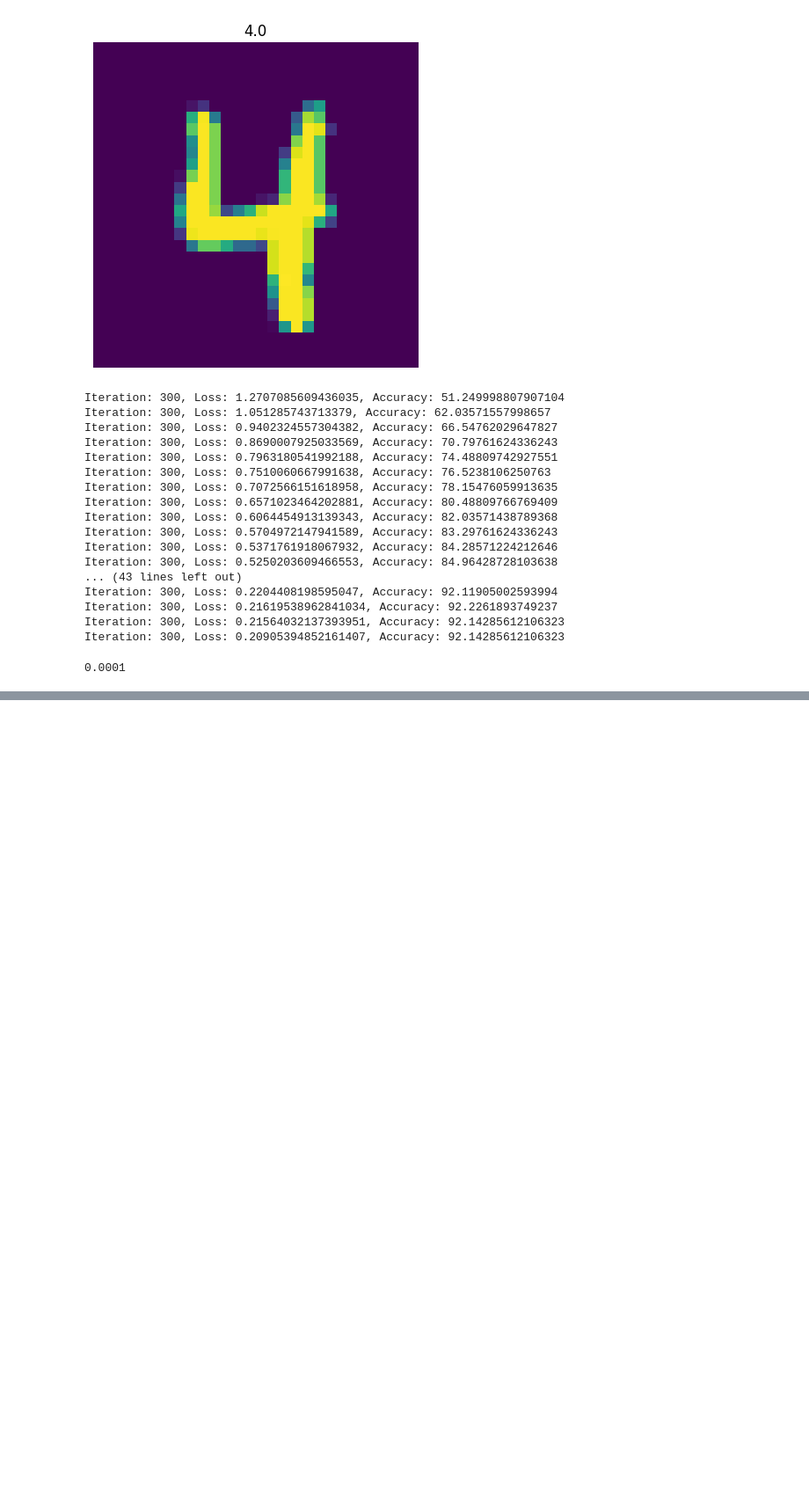
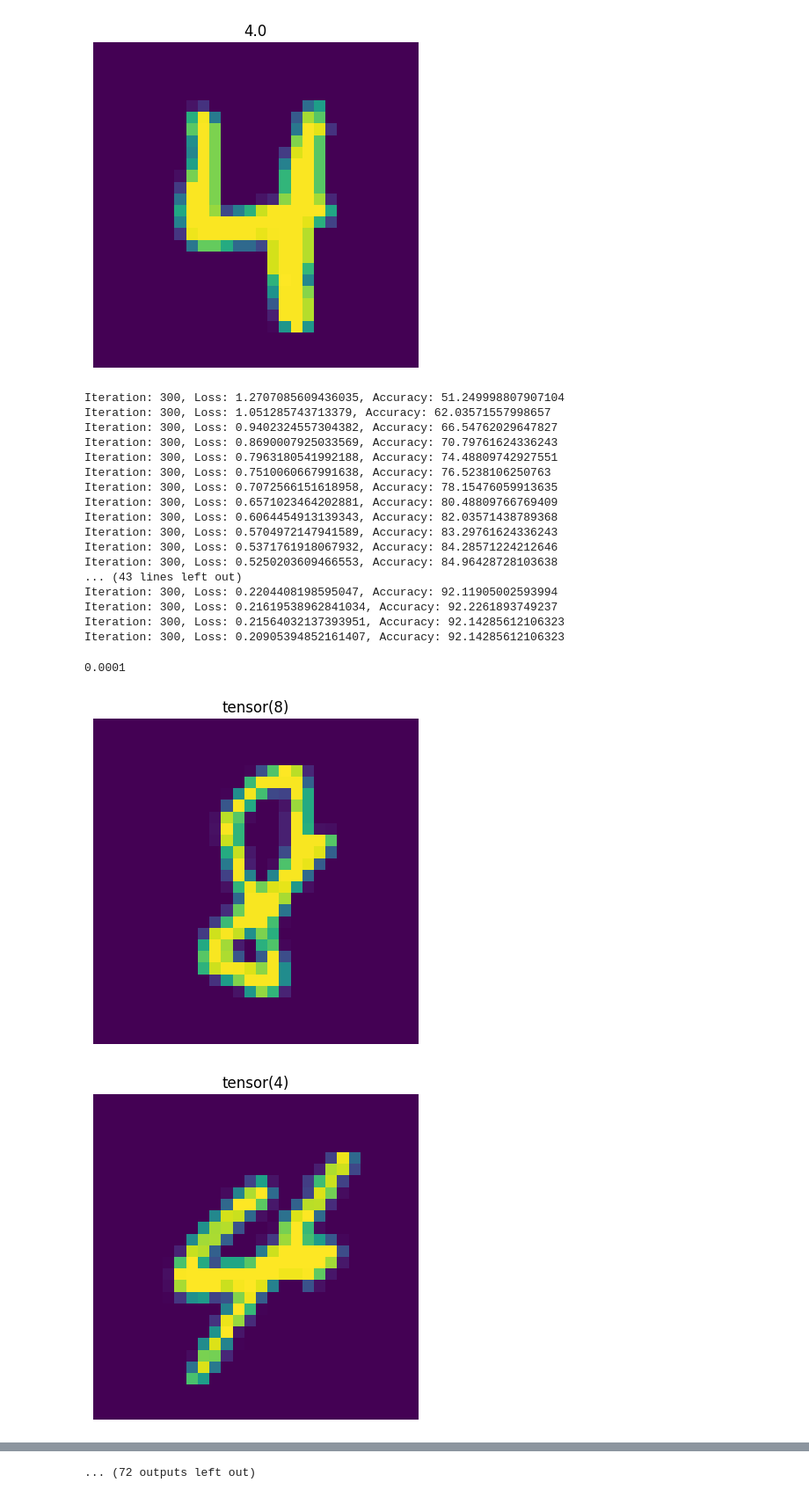
Before and after one commit to divyalaldinani/Deep-Learning-in-PyTorch, a Jupyter notebook: RNN_in_torch.ipynb, the cells around one changed output, grey strips where cells are left out. Shown: that part at 88% size. Cells and saved outputs as stored; diff of their text form; code cells hidden in the pictures; blank space fills up the shorter version.

```diff
--- a/RNN_in_torch.ipynb
+++ b/RNN_in_torch.ipynb
@@ -152,14 +152,17 @@ lr
 # %% [output]
 0.0001
 # %%
-# for images, labels in test_loader:
-#     images = images.view(-1, input_size, input_size)
-#     outputs = model(images)
-#     predictions = torch.max(outputs.data, 1)[1]
+for images, labels in test_loader:
+    images = images.view(-1, input_size, input_size)
+    outputs = model(images)
+    predictions = torch.max(outputs.data, 1)[1]
 
-#     num_images = images.shape[0]
-#     for image_idx in range(1):
-#         plt.imshow(images[image_idx])
-#         plt.axis('off')
-#         plt.title(predictions[image_idx])
-#         plt.show()
+    num_images = images.shape[0]
+    for image_idx in range(1):
+        plt.imshow(images[image_idx])
+        plt.axis('off')
+        plt.title(predictions[image_idx])
+        plt.show()
+# %% [output]
+[figure, added]
+[figure, added]
@@ -166,3 +179,4 @@ lr
+... (72 outputs left out)
 # %%
 test = pd.read_csv('test.csv')
 predictions = []
```
Also changed, not shown: parts of 1 cell of this notebook.
